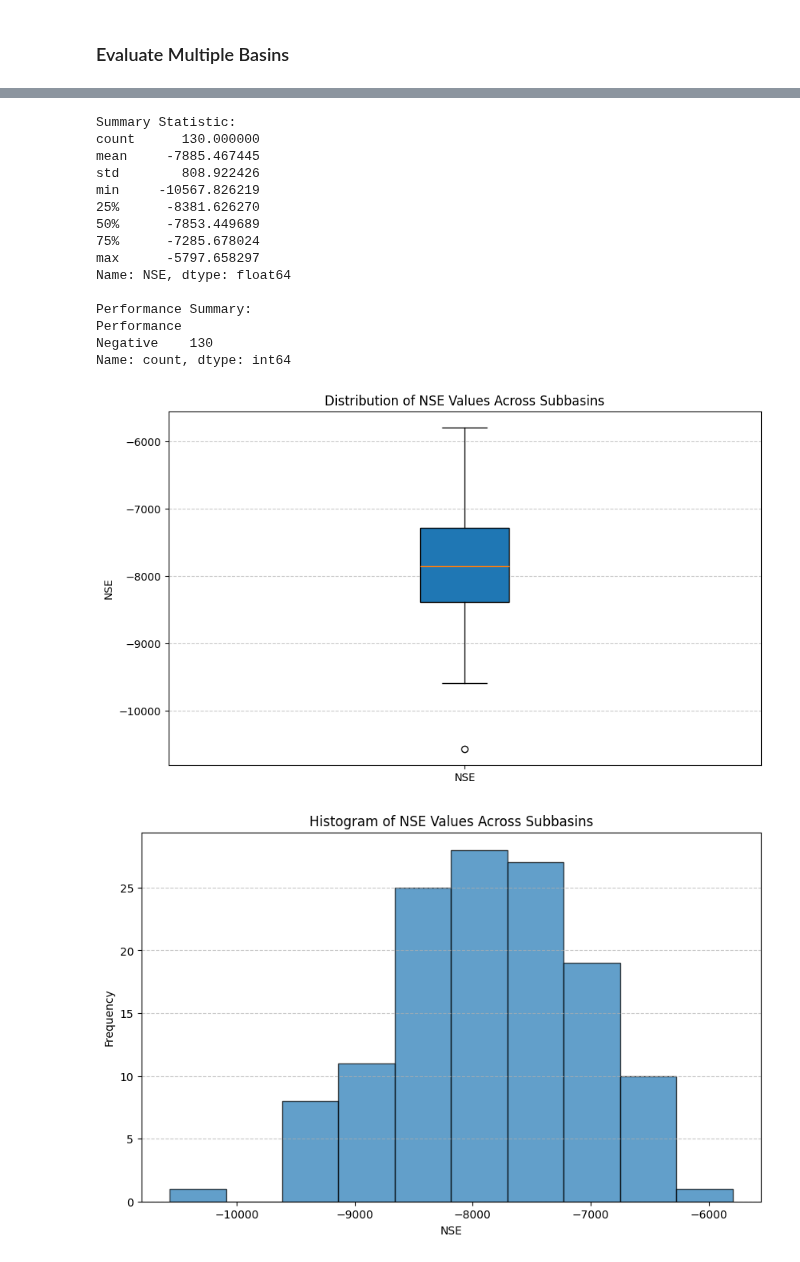
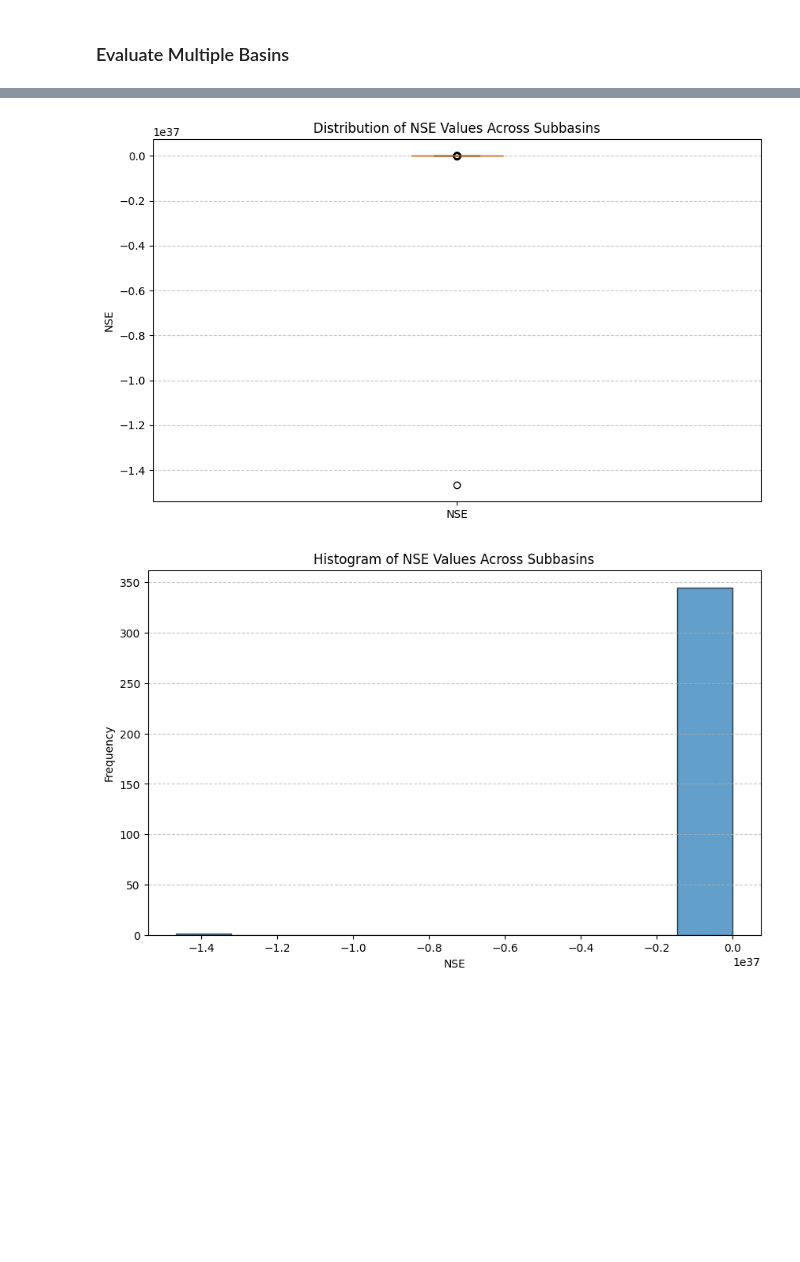
Before and after one commit to yunsupark1120/GAGEii_modeling, a Jupyter notebook: model_training.ipynb, the cells around one changed output, grey strips where cells are left out. Saved outputs shown, nothing was run; the diff lists cells and outputs as text; code cells hidden in the pictures; blank space fills up the shorter version.

Commit message:
with static attributes test

```diff
--- a/model_training.ipynb
+++ b/model_training.ipynb
@@ -125,13 +190,13 @@ plt.show()
 # %%
 # extract observations and simulations
-qobs = results['04043050']['1D']['xr']['discharge_obs']
-qsim = results['04043050']['1D']['xr']['discharge_sim']
+qobs = results['04164300']['1D']['xr']['discharge_obs']
+qsim = results['04164300']['1D']['xr']['discharge_sim']
 
 fig, ax = plt.subplots(figsize=(16,10))
 ax.plot(qobs['date'], qobs, label='Observed Discharge')
 ax.plot(qsim['date'], qsim, label='Simulated Discharge')
 ax.set_ylabel("Discharge (m³/s)")
-ax.set_title(f"Test period - NSE {results['04043050']['1D']['NSE']:.3f}")
+ax.set_title(f"Test period - NSE {results['04164300']['1D']['NSE']:.3f}")
 ax.legend()  # Add legend to indicate which line is which
 # %% [output]
 <matplotlib.legend.Legend at 0x...>
@@ -151,6 +216,7 @@ array([[0.9542694 ],
 # %%
 import numpy as np
 import pandas as pd
+import os
 
 def evaluate_basin_prediction(basin_id: str, run_dir: str, epoch_num: int,
                               csv_dir: str = "data/csv_files",
@@ -161,7 +227,9 @@ def evaluate_basin_prediction(basin_id: str, run_dir: str, epoch_num: int,
                               skip_eval: bool = False,
                               apply_transformation: bool = True) -> float:
 
-    run_dir = Path("runs/"+run_dir)
+
+
+    run_dir = Path("runs/" + run_dir)
 
     if not skip_eval:
         eval_run(run_dir=run_dir, period="test")
@@ -216,7 +284,16 @@ def evaluate_basin_prediction(basin_id: str, run_dir: str, epoch_num: int,
     simulated_values = inverted_qsim_values[:len(observed_values)]  # Ensure the lengths match
 
     mean_observed = np.mean(observed_values)
-    nse = 1 - (np.sum((observed_values - simulated_values) ** 2) / np.sum((observed_values - mean_observed) ** 2))
+    sum_squared_diff = sum((obs - sim) ** 2 for obs, sim in zip(observed_values, simulated_values))
+    mean_observed = np.mean(observed_values)
+    sum_squared_diff_mean = sum((obs - mean_observed) ** 2 for obs in observed_values)
+
+    if sum_squared_diff_mean == 0:
+        # Observed data is constant => no variability => NSE is undefined
+        nse = np.nan  # or some sentinel value
+    else:
+        nse = 1 - (sum_squared_diff / sum_squared_diff_mean)
+        nse = nse.item()
 
     if draw_graph:
         fig, ax = plt.subplots(figsize=(16,10))
@@ -226,4 +303,4 @@ def evaluate_basin_prediction(basin_id: str, run_dir: str, epoch_num: int,
         ax.set_title(f"Test period - NSE {nse:.3f}")
         ax.legend()
 
-    return nse, df_filtered, inverted_qsim_values
+    return nse
@@ -329,0 +307,6 @@ ax.legend()
+# %%
+basin_id = "04043050"
+run_dir = "GAGEii-ALL_US_with_static_minmax_standardized_1702_122344"
+epoch_num = 100
+
+nse = evaluate_basin_prediction(basin_id, run_dir, epoch_num, min_max=True, skip_eval=True, apply_transformation=True)
@@ -340,6 +325,7 @@ def evaluate_multiple_basins(eval_list: str, run_dir: str, epoch_num: int,
                               test_end_date: str = '31/12/2022',
                               draw_graph: bool = True,
                               min_max: bool = False,
+                              skip_eval: bool = False,
                               apply_transformation = True) -> pd.DataFrame:
 
     # Read the basin IDs from the eval_list file
@@ -356,6 +342,7 @@ def evaluate_multiple_basins(eval_list: str, run_dir: str, epoch_num: int,
                               test_end_date=test_end_date,
                               draw_graph=False,
                               min_max=min_max,
+                              skip_eval=skip_eval,
                               apply_transformation=apply_transformation)
 
 
@@ -374,9 +361,10 @@ def evaluate_multiple_basins(eval_list: str, run_dir: str, epoch_num: int,
 
     nse_df = pd.DataFrame({'basin_id': basin_ids, 'NSE': nse_values})
 
+
     if draw_graph:
 
-        print(f"Summary Statistic: \n{nse_df['NSE'].describe()}\n")
+        print(f"Summary Statistic: \n{nse_df['NSE'].replace(-np.inf, np.nan).dropna().describe()}\n")
 
         nse_df['Performance'] = nse_df['NSE'].apply(lambda x: 'Excellent' if x > 0.75 else 'Good' if x >= 0.36 else 'Unsatisfactory' if x >= 0 else 'Negative')
 
@@ -385,7 +373,7 @@ def evaluate_multiple_basins(eval_list: str, run_dir: str, epoch_num: int,
 
     # Plot: Box plot
     plt.figure(figsize=(10, 6))
-    plt.boxplot(nse_df['NSE'], vert=True, patch_artist=True, labels=['NSE'])
+    plt.boxplot(nse_df['NSE'].replace(-np.inf, np.nan).dropna(), vert=True, patch_artist=True, labels=['NSE'])
     plt.title("Distribution of NSE Values Across Subbasins")
     plt.ylabel("NSE")
     plt.grid(axis='y', linestyle='--', alpha=0.7)
@@ -393,7 +381,7 @@ def evaluate_multiple_basins(eval_list: str, run_dir: str, epoch_num: int,
 
     # Plot: Histogram
     plt.figure(figsize=(10, 6))
-    plt.hist(nse_df['NSE'], bins=10, edgecolor='black', alpha=0.7)
+    plt.hist(nse_df['NSE'].replace(-np.inf, np.nan).dropna(), bins=10, edgecolor='black', alpha=0.7)
     plt.title("Histogram of NSE Values Across Subbasins")
     plt.xlabel("NSE")
     plt.ylabel("Frequency")
@@ -403,9 +391,9 @@ def evaluate_multiple_basins(eval_list: str, run_dir: str, epoch_num: int,
 
     return nse_df
 # %%
-eval_list: str = r"basin_list\US_full_basin_list.txt"
-run_dir: str =  "GAGEii-Standardized_With_Static_1502_125054"
+eval_list: str = r"basin_list\US_basin_list.txt"
+run_dir: str =  "GAGEii-ALL_US_with_static_minmax_standardized_1902_061410"
 epoch_num: int = 100
 
-df = evaluate_multiple_basins(eval_list, run_dir, epoch_num)
+df = evaluate_multiple_basins(eval_list, run_dir, epoch_num, min_max=True, skip_eval=True)
 # %% [output]
@@ -415,17 +416,2 @@ df = evaluate_multiple_basins(eval_list, run_dir, epoch_num)
-Summary Statistic:
-count      130.000000
-mean     -7885.467445
-std        808.922426
-min     -10567.826219
-25%      -8381.626270
-50%      -7853.449689
-75%      -7285.678024
-max      -5797.658297
-Name: NSE, dtype: float64
-
-Performance Summary:
-Performance
-Negative    130
-Name: count, dtype: int64
-[figure, old version]
+[figure, new version]
-[figure, old version]
+[figure, new version]
```
Also changed, not shown: parts of 33 cells of this notebook, 5 other files.
